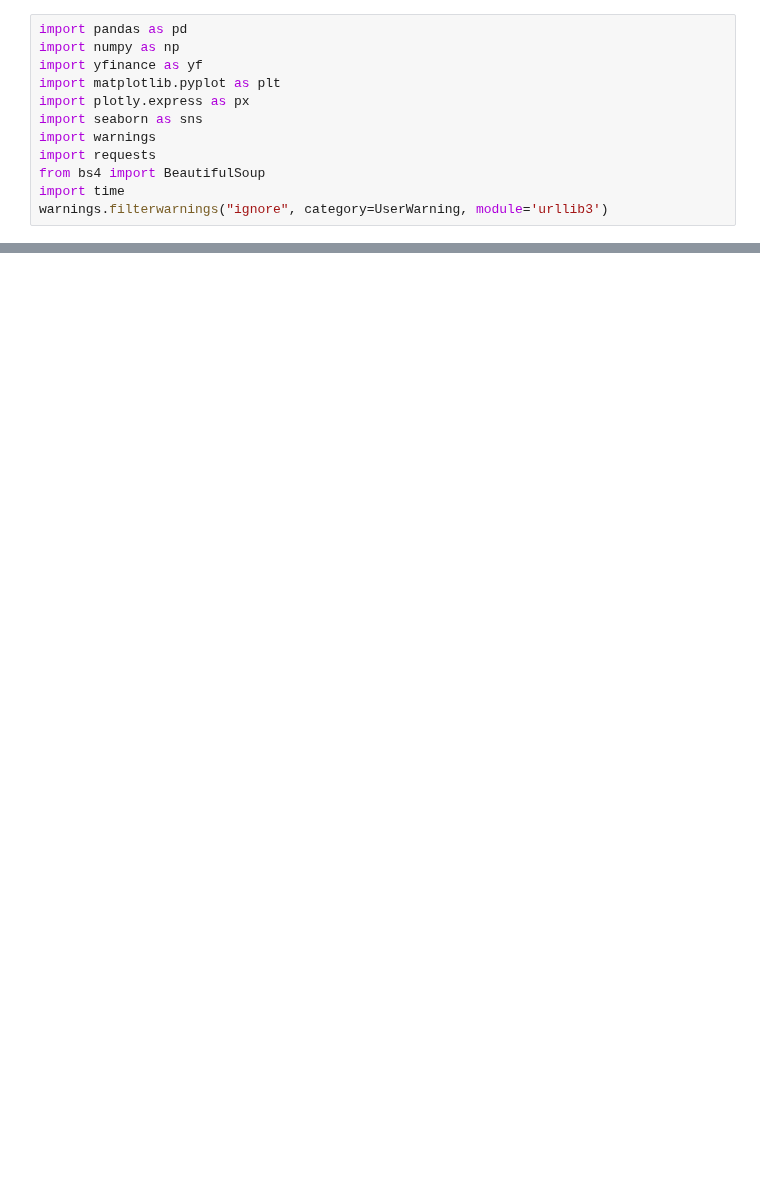
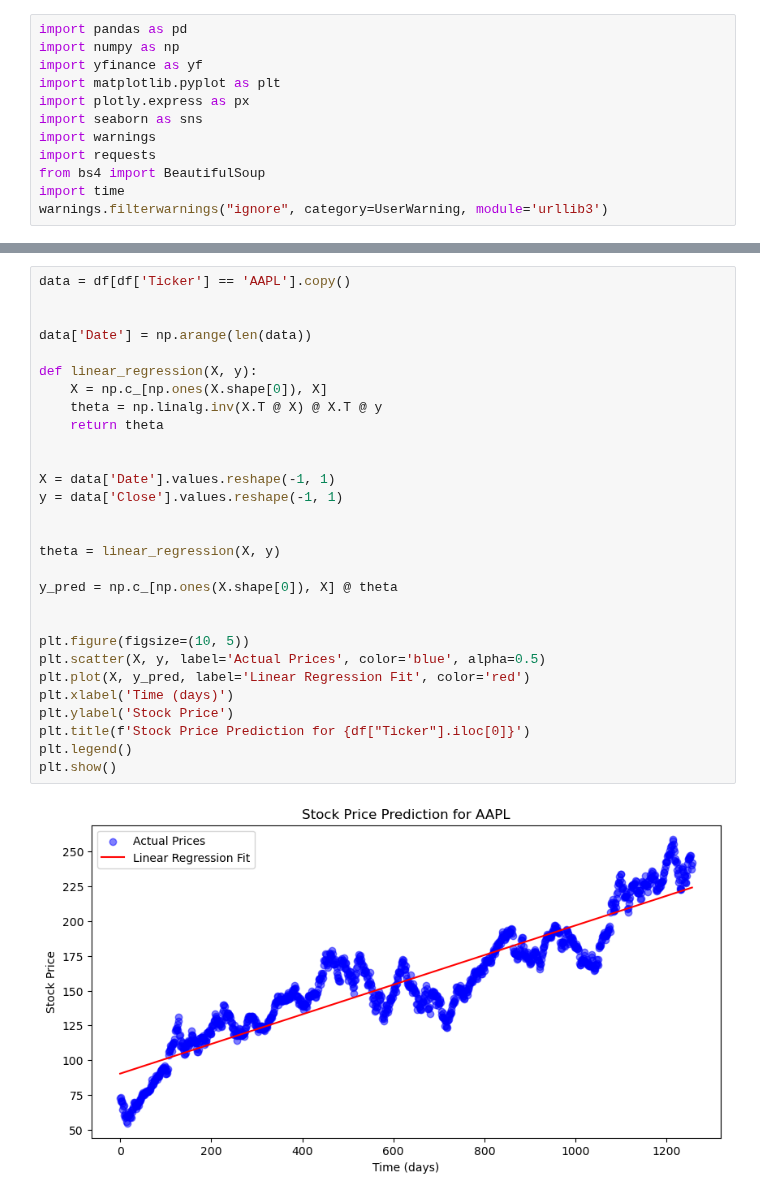
Before and after one commit to NiamBashambu/ds3000final, a Jupyter notebook: phase_3/phase_3.ipynb, the cells around one changed output, grey strips where cells are left out. Saved outputs shown, nothing was run; the diff lists cells and outputs as text; blank space fills up the shorter version.

Commit message:
made basic linear regression model

```diff
--- a/phase_3/phase_3.ipynb
+++ b/phase_3/phase_3.ipynb
@@ -20,3 +20,34 @@ df.head()
 | 2 | 2020-03-04 00:00:00-05:00 | 71.939753 | 73.628797 | 71.136487 | 73.468628 | 219178400.0 | 0.0 | 0.0 | AAPL | Technology | ... |
 | 3 | 2020-03-05 00:00:00-05:00 | 71.716493 | 72.694489 | 70.719085 | 71.085533 | 187572800.0 | 0.0 | 0.0 | AAPL | Technology | ... |
 | 4 | 2020-03-06 00:00:00-05:00 | 68.435477 | 70.575907 | 68.248617 | 70.141510 | 226176800.0 | 0.0 | 0.0 | AAPL | Technology | ... |
+# %%
+data = df[df['Ticker'] == 'AAPL'].copy()
+
+
+data['Date'] = np.arange(len(data))
+
+def linear_regression(X, y):
+    X = np.c_[np.ones(X.shape[0]), X]
+    theta = np.linalg.inv(X.T @ X) @ X.T @ y
+    return theta
+
+
+X = data['Date'].values.reshape(-1, 1)
+y = data['Close'].values.reshape(-1, 1)
+
+
+theta = linear_regression(X, y)
+
+y_pred = np.c_[np.ones(X.shape[0]), X] @ theta
+
+
+plt.figure(figsize=(10, 5))
+plt.scatter(X, y, label='Actual Prices', color='blue', alpha=0.5)
+plt.plot(X, y_pred, label='Linear Regression Fit', color='red')
+plt.xlabel('Time (days)')
+plt.ylabel('Stock Price')
+plt.title(f'Stock Price Prediction for {df["Ticker"].iloc[0]}')
+plt.legend()
+plt.show()
+# %% [output]
+[figure, added]
```
